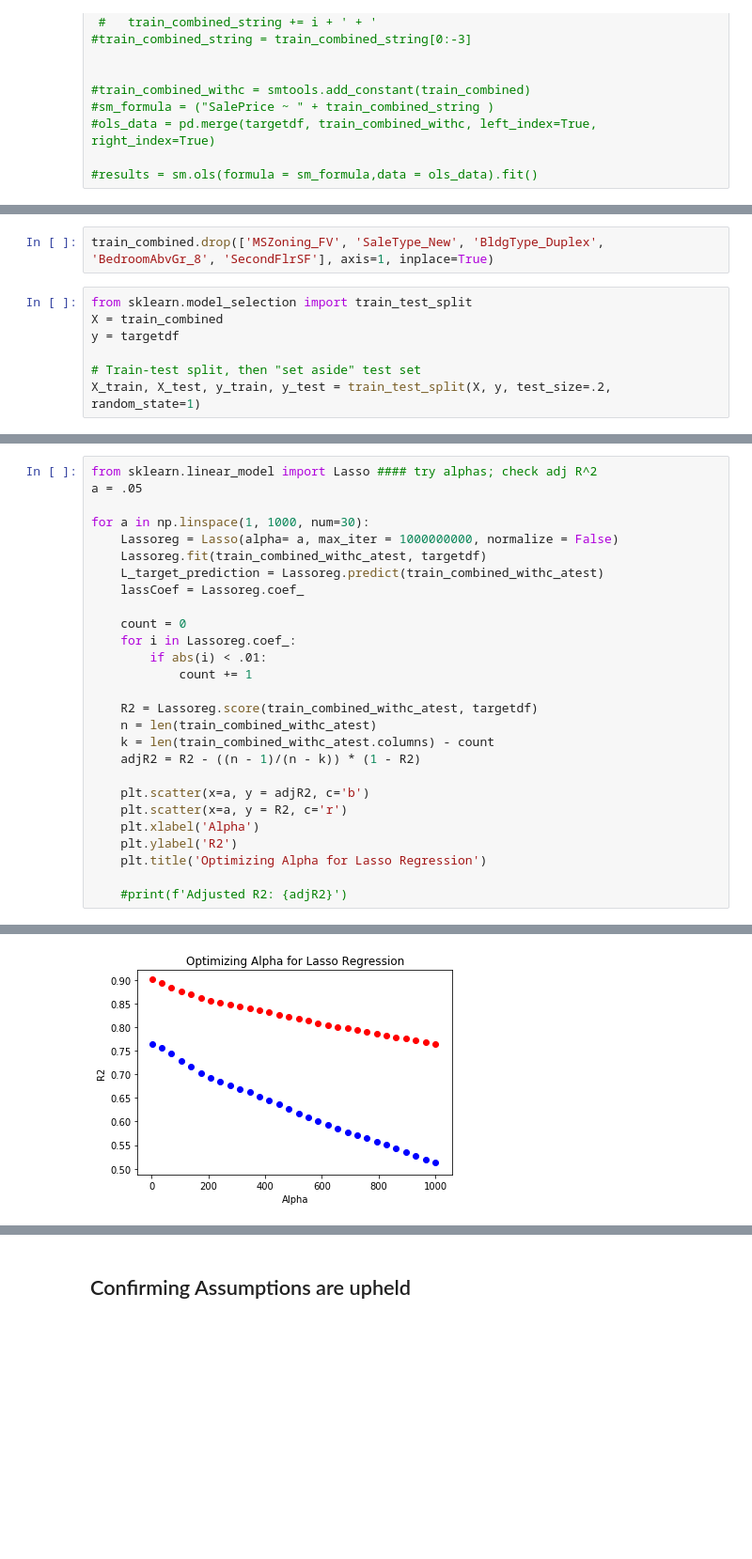
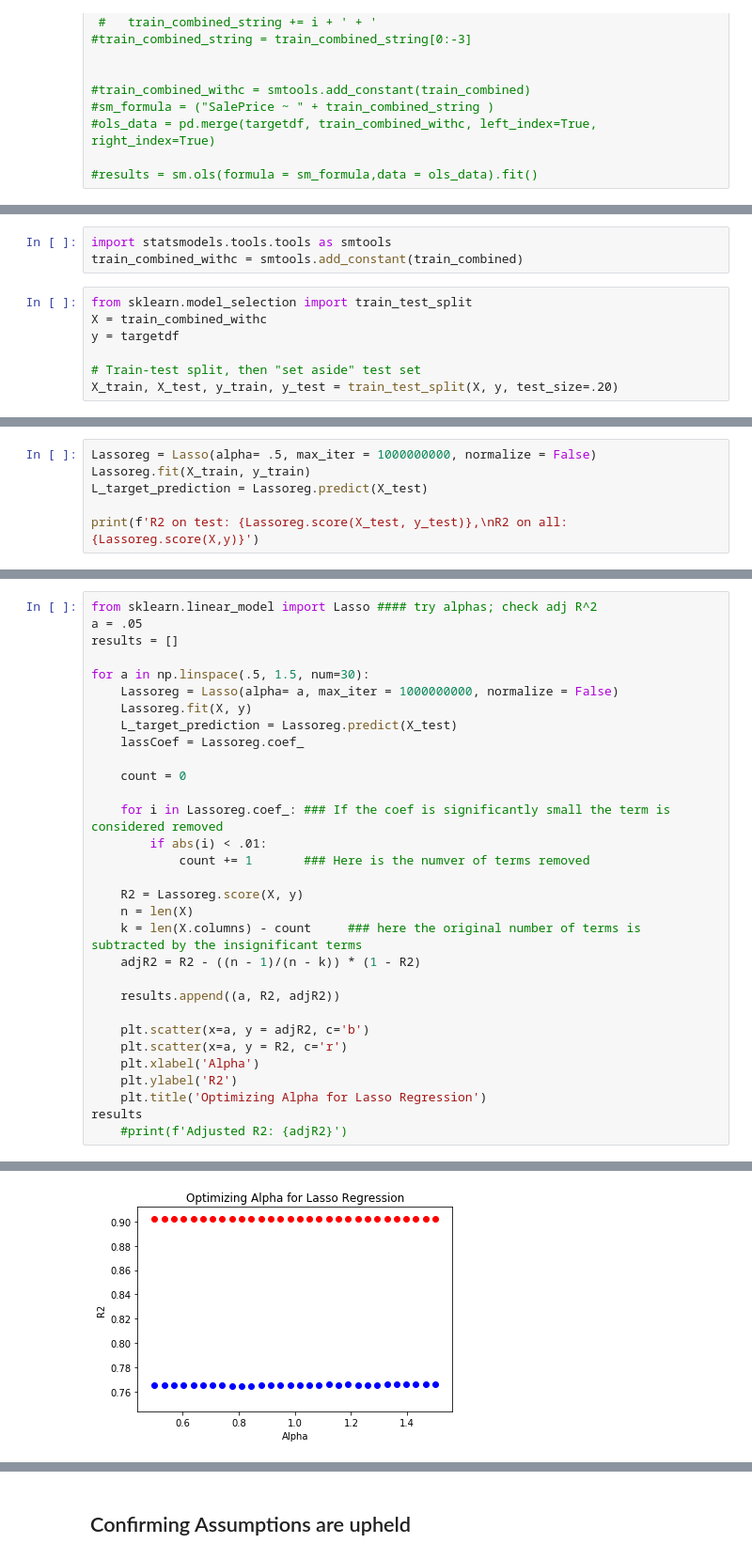
Before and after one commit to wzog99/MultipleLinearReg-HousePrices, a Jupyter notebook: linear_reg.ipynb, the cells around one changed output, grey strips where cells are left out. Shown at 94% size. Saved outputs shown, nothing was run; the diff lists cells and outputs as text; blank space fills up the shorter version.

```diff
--- a/linear_reg.ipynb
+++ b/linear_reg.ipynb
@@ -507,9 +557,10 @@ corr_saleprice
-# %%
-train_combined.drop(['MSZoning_FV', 'SaleType_New', 'BldgType_Duplex', 'BedroomAbvGr_8', 'SecondFlrSF'], axis=1, inplace=True)
+# %%
+import statsmodels.tools.tools as smtools
+train_combined_withc = smtools.add_constant(train_combined)
 # %%
 from sklearn.model_selection import train_test_split
-X = train_combined
+X = train_combined_withc
 y = targetdf
 
 # Train-test split, then "set aside" test set
-X_train, X_test, y_train, y_test = train_test_split(X, y, test_size=.2, random_state=1)
+X_train, X_test, y_train, y_test = train_test_split(X, y, test_size=.20)
@@ -518,0 +569,6 @@ train_combined_withc_atest = smtools.add_constant(train_combined)
+# %%
+Lassoreg = Lasso(alpha= .5, max_iter = 1000000000, normalize = False)
+Lassoreg.fit(X_train, y_train)
+L_target_prediction = Lassoreg.predict(X_test)
+
+print(f'R2 on test: {Lassoreg.score(X_test, y_test)},\nR2 on all: {Lassoreg.score(X,y)}')
@@ -519,28 +584,32 @@ train_combined_withc_atest = smtools.add_constant(train_combined)
 # %%
 from sklearn.linear_model import Lasso #### try alphas; check adj R^2
 a = .05
+results = []
 
-for a in np.linspace(1, 1000, num=30):
+for a in np.linspace(.5, 1.5, num=30):
     Lassoreg = Lasso(alpha= a, max_iter = 1000000000, normalize = False)
-    Lassoreg.fit(train_combined_withc_atest, targetdf)
-    L_target_prediction = Lassoreg.predict(train_combined_withc_atest)
+    Lassoreg.fit(X, y)
+    L_target_prediction = Lassoreg.predict(X_test)
     lassCoef = Lassoreg.coef_
 
     count = 0
-    for i in Lassoreg.coef_:
+
+    for i in Lassoreg.coef_: ### If the coef is significantly small the term is considered removed
         if abs(i) < .01:
-            count += 1
+            count += 1       ### Here is the numver of terms removed
 
-    R2 = Lassoreg.score(train_combined_withc_atest, targetdf)
-    n = len(train_combined_withc_atest)
-    k = len(train_combined_withc_atest.columns) - count
+    R2 = Lassoreg.score(X, y)
+    n = len(X)
+    k = len(X.columns) - count     ### here the original number of terms is subtracted by the insignificant terms
     adjR2 = R2 - ((n - 1)/(n - k)) * (1 - R2)
+
+    results.append((a, R2, adjR2))
 
     plt.scatter(x=a, y = adjR2, c='b')
     plt.scatter(x=a, y = R2, c='r')
     plt.xlabel('Alpha')
     plt.ylabel('R2')
     plt.title('Optimizing Alpha for Lasso Regression')
-
+results
     #print(f'Adjusted R2: {adjR2}')
 # %% [output]
@@ -547 +633 @@ for a in np.linspace(1, 1000, num=30):
-[figure, old version]
+[figure, new version]
```
Also changed, not shown: parts of 64 cells of this notebook.
